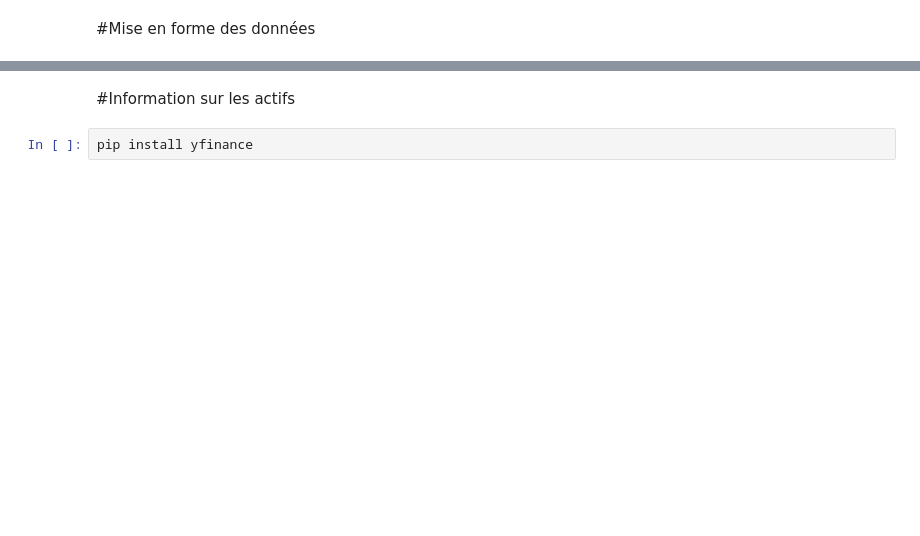
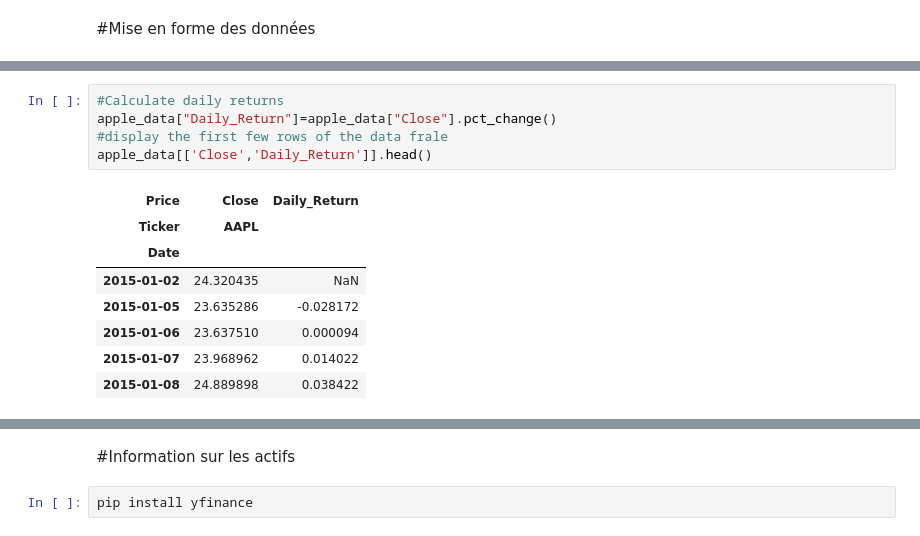
Before and after one commit to Jonathan57000/IAE_METZ_DATA, a Jupyter notebook: Analyse_de_3_actions.ipynb, the cells around one changed output, grey strips where cells are left out. Cells and saved outputs as stored; diff of their text form; blank space fills up the shorter version.

```diff
--- a/Analyse_de_3_actions.ipynb
+++ b/Analyse_de_3_actions.ipynb
@@ -33,3 +84,17 @@ YF.download() has changed argument auto_adjust default to True
+# %%
+#Calculate daily returns
+apple_data["Daily_Return"]=apple_data["Close"].pct_change()
+#display the first few rows of the data frale
+apple_data[['Close','Daily_Return']].head()
+# %% [output]
+| Price | Close | Daily_Return |
+| Ticker | AAPL |  |
+| Date |  |  |
+| 2015-01-02 | 24.320435 | NaN |
+| 2015-01-05 | 23.635286 | -0.028172 |
+| 2015-01-06 | 23.637510 | 0.000094 |
+| 2015-01-07 | 23.968962 | 0.014022 |
+| 2015-01-08 | 24.889898 | 0.038422 |
 # %%
 
 #tracer l'évolution des prix ajustés
```
Also changed, not shown: parts of 23 cells of this notebook.
